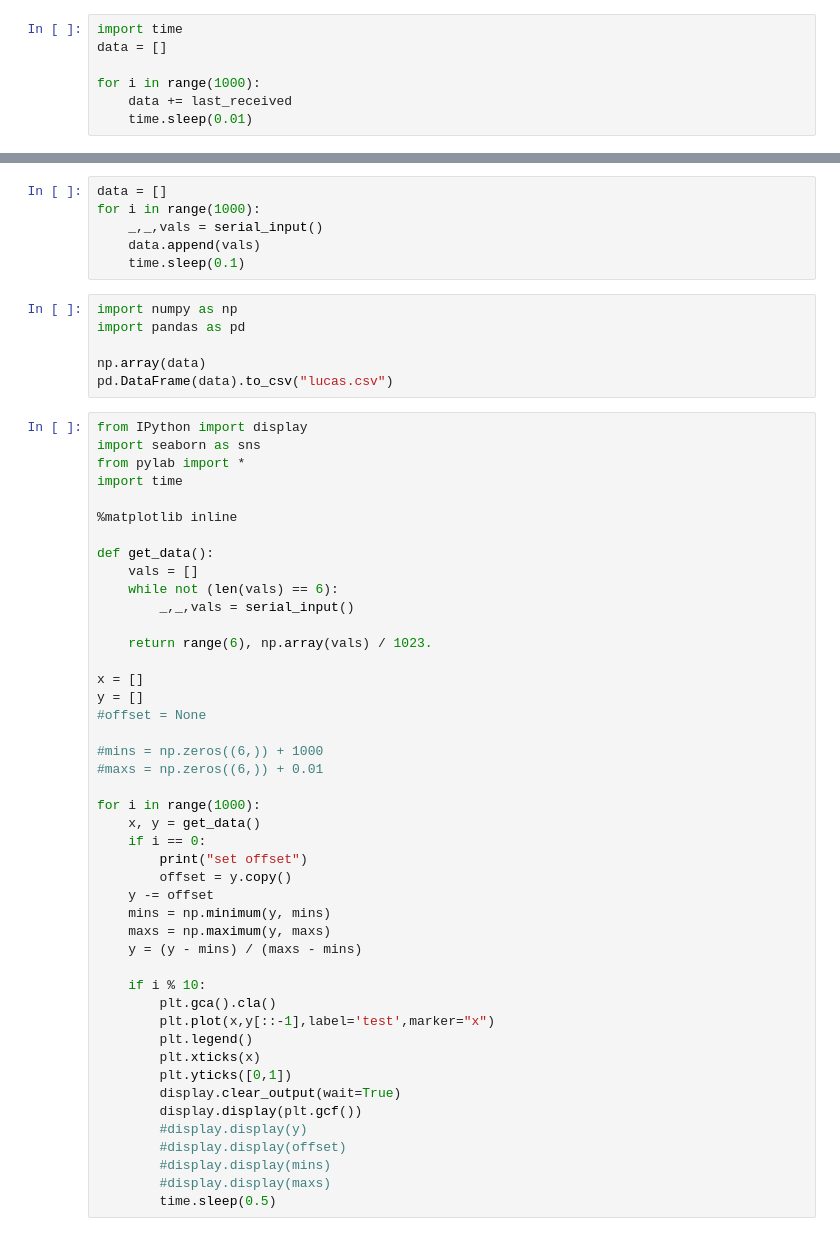
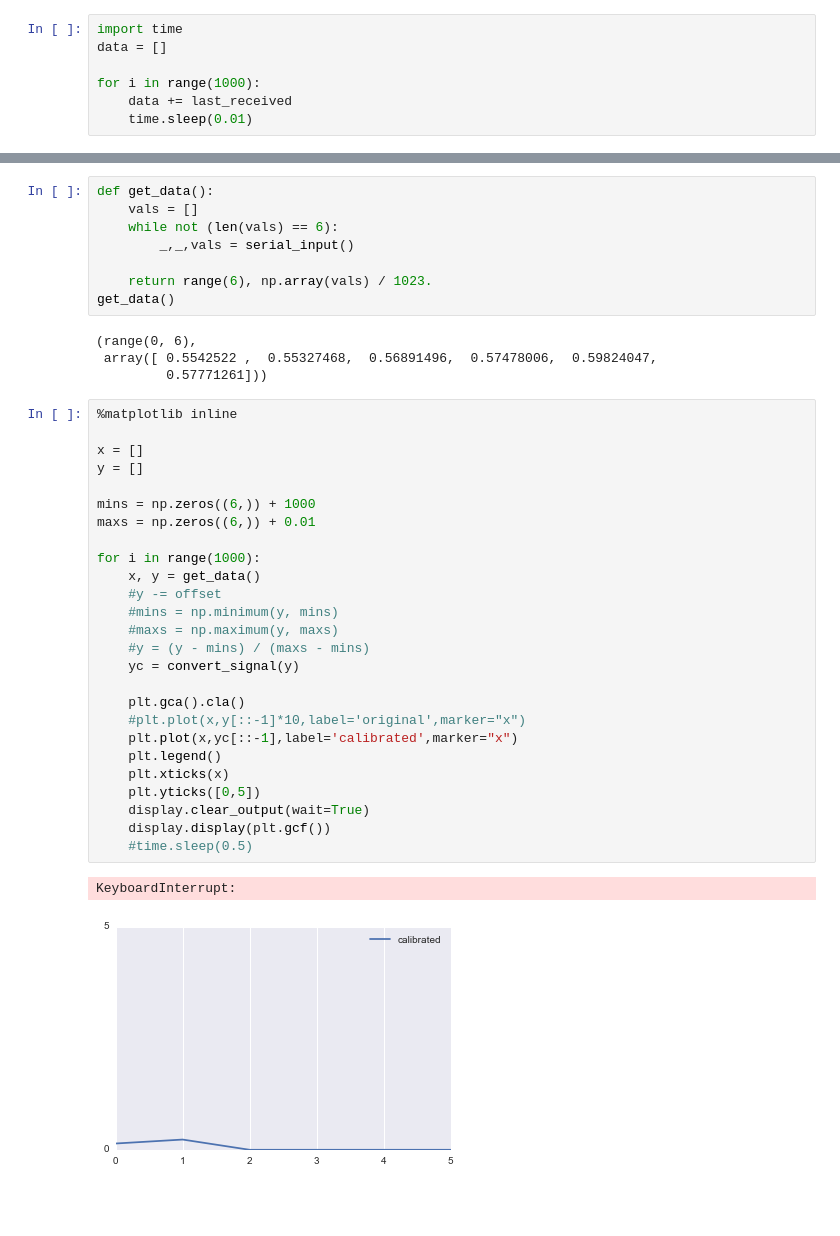
Before and after one commit to nagyistge/intellisleep, a Jupyter notebook: Readout Routine.ipynb, the cells around one changed output, grey strips where cells are left out. Cells and saved outputs as stored; diff of their text form; blank space fills up the shorter version.

Commit message:
Day 5: Fully functional prototype
- added data used for calibration
- added ipy notebooks for demos

```diff
--- a/Readout Routine.ipynb
+++ b/Readout Routine.ipynb
@@ -78,57 +82,41 @@ print(vals)
-# %%
-data = []
-for i in range(1000):
-    _,_,vals = serial_input()
-    data.append(vals)
-    time.sleep(0.1)
-# %%
-import numpy as np
-import pandas as pd
-
-np.array(data)
-pd.DataFrame(data).to_csv("lucas.csv")
+# %%
+def get_data():
+    vals = []
+    while not (len(vals) == 6):
+        _,_,vals = serial_input()
+
+    return range(6), np.array(vals) / 1023.
+get_data()
+# %% [output]
+(range(0, 6),
+ array([ 0.5542522 ,  0.55327468,  0.56891496,  0.57478006,  0.59824047,
+         0.57771261]))
 # %%
-from IPython import display
-import seaborn as sns
-from pylab import *
-import time
-
 %matplotlib inline
-
-def get_data():
-    vals = []
-    while not (len(vals) == 6):
-        _,_,vals = serial_input()
-
-    return range(6), np.array(vals) / 1023.
 
 x = []
 y = []
-#offset = None
 
-#mins = np.zeros((6,)) + 1000
-#maxs = np.zeros((6,)) + 0.01
+mins = np.zeros((6,)) + 1000
+maxs = np.zeros((6,)) + 0.01
 
 for i in range(1000):
     x, y = get_data()
-    if i == 0:
-        print("set offset")
-        offset = y.copy()
-    y -= offset
-    mins = np.minimum(y, mins)
-    maxs = np.maximum(y, maxs)
-    y = (y - mins) / (maxs - mins)
+    #y -= offset
+    #mins = np.minimum(y, mins)
+    #maxs = np.maximum(y, maxs)
+    #y = (y - mins) / (maxs - mins)
+    yc = convert_signal(y)
 
-    if i % 10:
-        plt.gca().cla()
-        plt.plot(x,y[::-1],label='test',marker="x")
-        plt.legend()
-        plt.xticks(x)
-        plt.yticks([0,1])
-        display.clear_output(wait=True)
-        display.display(plt.gcf())
-        #display.display(y)
-        #display.display(offset)
-        #display.display(mins)
-        #display.display(maxs)
-        time.sleep(0.5)
+    plt.gca().cla()
+    #plt.plot(x,y[::-1]*10,label='original',marker="x")
+    plt.plot(x,yc[::-1],label='calibrated',marker="x")
+    plt.legend()
+    plt.xticks(x)
+    plt.yticks([0,5])
+    display.clear_output(wait=True)
+    display.display(plt.gcf())
+    #time.sleep(0.5)
+# %% [output]
+KeyboardInterrupt:
+[figure, added]
```
Also changed, not shown: parts of 17 cells of this notebook, 6 other files.
